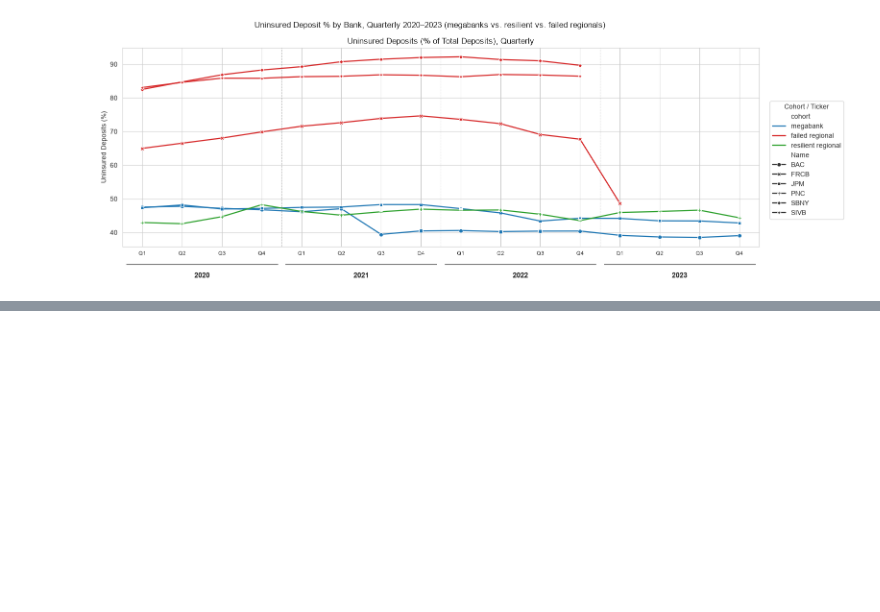
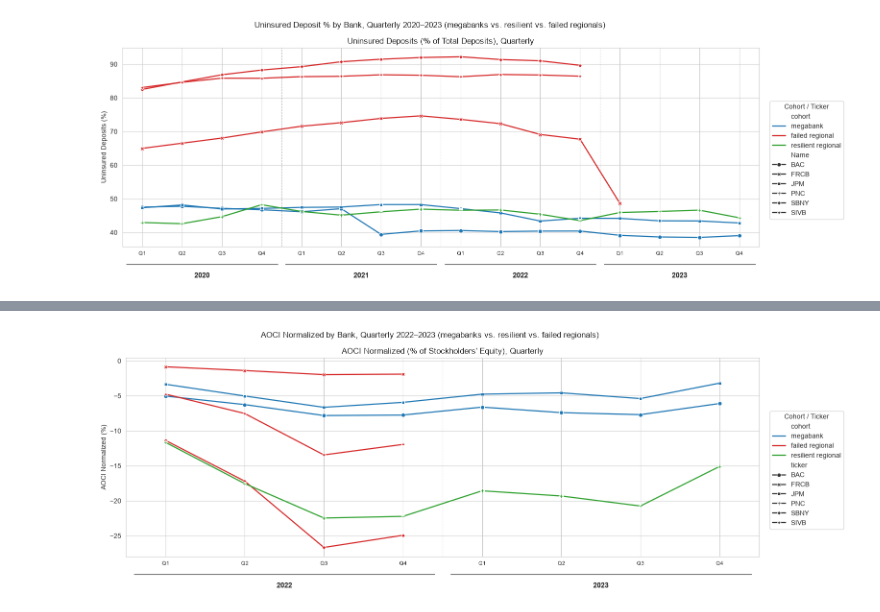
Before and after one commit to odrive881/bank-failure-analysis, a Jupyter notebook: data_analysis.ipynb, the cells around one changed output, grey strips where cells are left out. Saved outputs shown, nothing was run; the diff lists cells and outputs as text; code cells hidden in the pictures; blank space fills up the shorter version.

```diff
--- a/data_analysis.ipynb
+++ b/data_analysis.ipynb
@@ -881,0 +895,19 @@ plt.show()
+# %%
+# creating a multiindex (10-Q data) that will be joined with quarterly_metrics (Call reports).
+quarterly_data_pivot = quarterly_data.pivot_table(
+    index=["ticker", "year", "quarter"],
+    columns=["metric"],
+    values="value_usd"
+)
+
+# fixing numbers displaying in scientific notation
+for column in quarterly_data_pivot.columns:
+    quarterly_data_pivot[column] = quarterly_data_pivot[column].astype("Int64")
+
+# Final join between quarterly Call Reports and 10-Q data
+quarterly_metrics = quarterly_metrics.drop(columns="x")
+quarterly_metrics = quarterly_metrics.rename(columns={"Name": "ticker"})
+quarterly_metrics = quarterly_metrics.rename(columns={"Year": "year"})
+
+quarterly_metrics = quarterly_metrics.drop(columns="Date")
+quarterly_complete = pd.merge(quarterly_data_pivot, quarterly_metrics, on=["ticker", "year", "quarter"])
@@ -881,0 +934,77 @@ plt.show()
+# %%
+"""AOCI NORMALIZED TRENDS (QUARTERLY), by bank, colored by cohort, with a multi-level (quarter/year) x-axis"""
+# Same formula as the annual "AOCI normalized" column above, applied to the quarterly panel.
+# NOTE: SBNY is absent from quarterly_complete for 2022 -- its raw 10-Q JSON files under
+# data/raw/edgar_companyfacts/SBNY/10-Q/ include a stray "Signature Banks" (typo'd, extra "s")
+# duplicate set alongside the correctly-named "Signature_Bank" files, so company_name comes back
+# as "Signature Banks" for those quarters and fails the bank_tickers lookup in the cell above,
+# leaving ticker as NaN and dropping those rows out of the inner join. Not fixed here -- flagging
+# for a separate cleanup pass.
+quarterly_complete["AOCI normalized"] = (
+    quarterly_complete["accumulated_other_comprehensive_income_loss"] / quarterly_complete["stockholders_equity"]
+) * 100
+
+# Chronological ordering of every Year-Quarter period present in the data, mapped to a single numeric x position
+period_order = (
+    quarterly_complete[["year", "quarter"]]
+    .drop_duplicates()
+    .assign(quarter_num=lambda d: d["quarter"].str[1].astype(int))
+    .sort_values(["year", "quarter_num"])
+    .reset_index(drop=True)
+)
+period_order["x"] = period_order.index
+period_to_x = period_order.set_index(["year", "quarter"])["x"]
+
+quarterly_complete["x"] = quarterly_complete.set_index(["year", "quarter"]).index.map(period_to_x)
+
+fig, ax = plt.subplots(1, 1, figsize=(14, 6))
+
+sns.lineplot(
+    data=quarterly_complete,
+    x="x",
+    y="AOCI normalized",
+    hue="cohort",
+    style="ticker",
+    palette=cohort_palette,
+    markers=True,
+    dashes=False,
+    markersize=6,
+    linewidth=1.75,
+    ax=ax,
+)
+
+ax.set_title("AOCI Normalized (% of Stockholders' Equity), Quarterly")
+ax.set_xlabel("")
+ax.set_ylabel("AOCI Normalized (%)")
+
+# --- Level 1: quarter ticks ---
+ax.set_xticks(period_order["x"])
+ax.set_xticklabels(period_order["quarter"], fontsize=8)
+ax.set_xlim(-0.5, period_order["x"].max() + 0.5)
+
+# --- Level 2: year labels centered under each group of quarters, with a bracket line ---
+year_groups = period_order.groupby("year")["x"].agg(["min", "max"])
+trans = ax.get_xaxis_transform()  # x in data coords, y in axes (0-1) coords
+
+for year, row in year_groups.iterrows():
+    center = (row["min"] + row["max"]) / 2
+    ax.plot(
+        [row["min"] - 0.4, row["max"] + 0.4], [-0.09, -0.09],
+        transform=trans, color="black", linewidth=0.8, clip_on=False,
+    )
+    ax.text(center, -0.13, str(year), transform=trans, ha="center", va="top", fontsize=11, fontweight="bold")
+
+# vertical separators between years
+for year, row in year_groups.iloc[1:].iterrows():
+    ax.axvline(row["min"] - 0.5, color="grey", linewidth=0.8, linestyle="--", alpha=0.5)
+
+handles, labels = ax.get_legend_handles_labels()
+ax.legend_.remove()
+fig.legend(handles, labels, loc="center left", bbox_to_anchor=(1.0, 0.5), title="Cohort / Ticker")
+
+fig.suptitle("AOCI Normalized by Bank, Quarterly 2022–2023 (megabanks vs. resilient vs. failed regionals)")
+plt.tight_layout()
+plt.subplots_adjust(bottom=0.2)
+plt.show()
+# %% [output]
+[figure, added]
```
Also changed, not shown: parts of 19 cells of this notebook, 8 other files.
